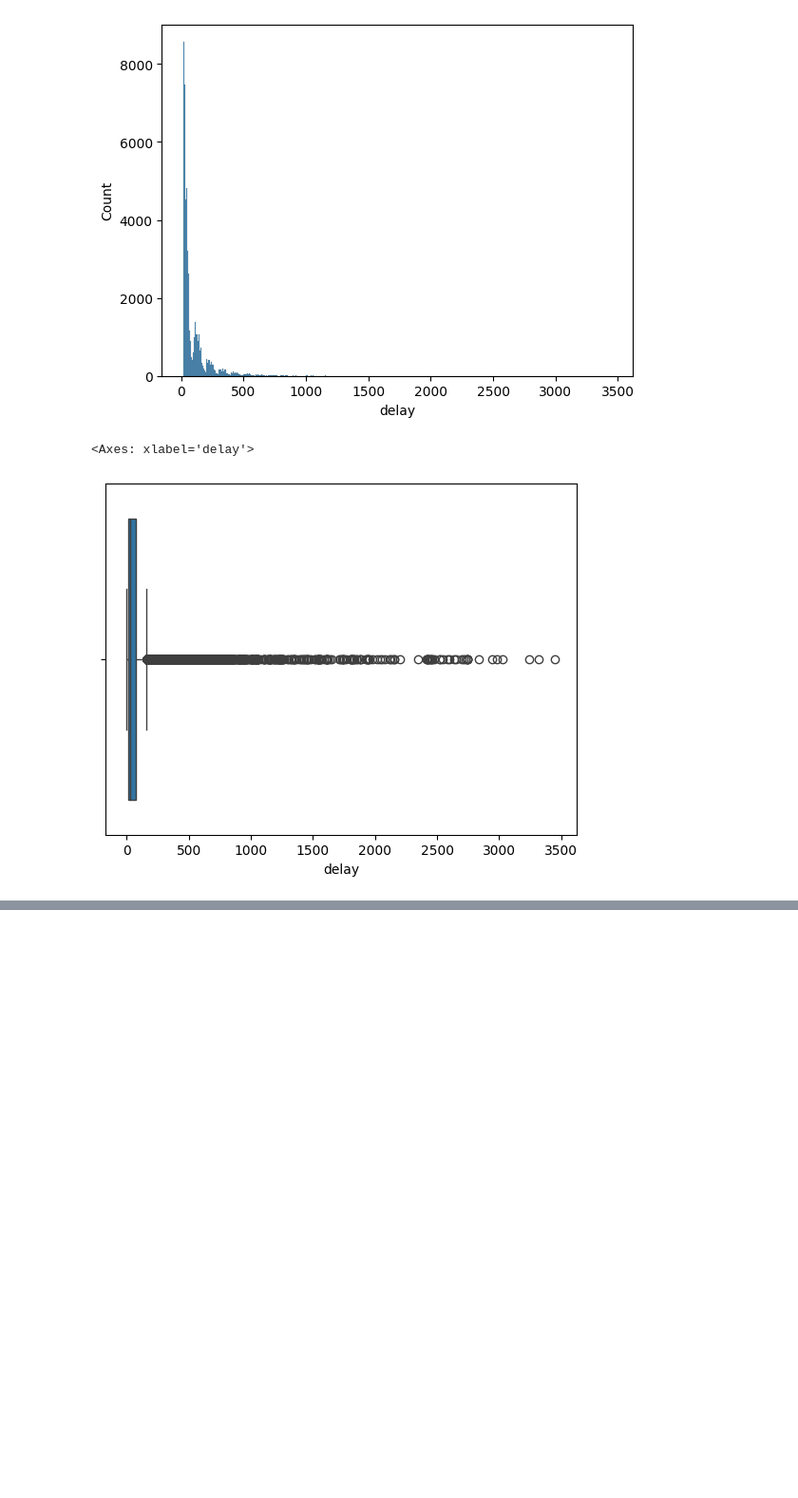
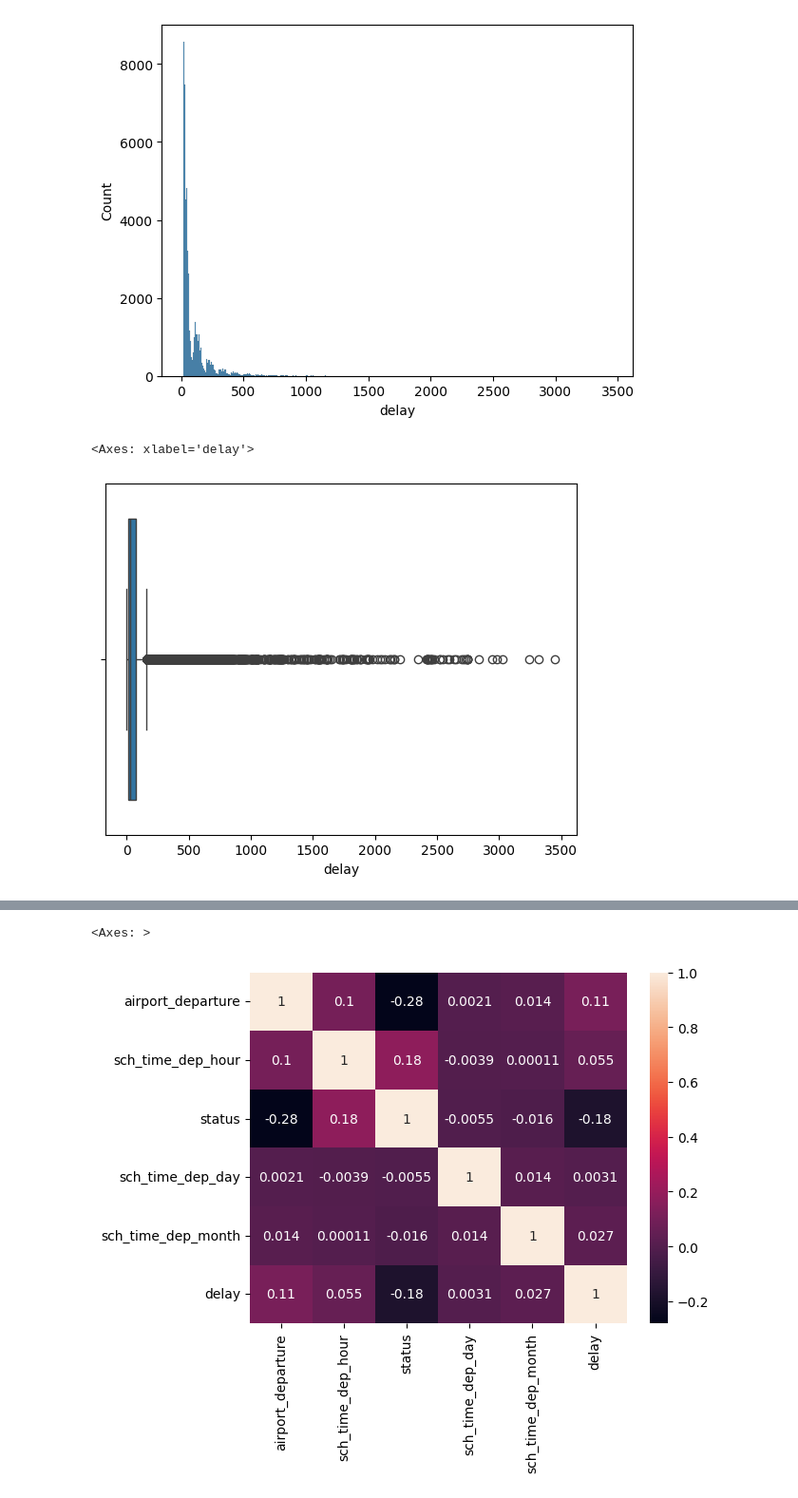
Before and after one commit to nilorenz/ml-project-flight-delay-tunisair, a Jupyter notebook: EDA.ipynb, the cells around one changed output, grey strips where cells are left out. Shown at 95% size. Cells and saved outputs as stored; diff of their text form; code cells hidden in the pictures; blank space fills up the shorter version.

```diff
--- a/EDA.ipynb
+++ b/EDA.ipynb
@@ -428,0 +508,12 @@ sns.boxplot(data=df_flight_delay_hours[df_flight_delay_hours["delay"] > 0], x="d
+# %%
+df_train = df_train[df_train["airport_departure"].isin(top_ten_dep_airports) & df_train["airport_arrival"].isin(top_ten_arr_airports)]
+df_train.airport_departure.value_counts(ascending=False)
+df_train.airport_arrival.value_counts(ascending=False)
+
+print(f"vorher length test set: {len(df_test)}")
+df_test = df_test[df_test["airport_departure"].isin(top_ten_dep_airports) & df_test["airport_arrival"].isin(top_ten_arr_airports)]
+df_test.airport_departure.value_counts(ascending=False)
+df_test.airport_arrival.value_counts(ascending=False)
+print(f"nachher length test set: {len(df_test)}")
+
+df_test.airport_departure.value_counts()
@@ -428,0 +535,10 @@ sns.boxplot(data=df_flight_delay_hours[df_flight_delay_hours["delay"] > 0], x="d
+# %%
+df_train["airport_departure"] = df_train["airport_departure"].replace(['TUN', 'DJE', 'ORY', 'MIR', 'MRS', 'LYS', 'NCE', 'ALG', 'MXP', 'IST'], [1, 2, 3, 4, 5, 6, 7, 8, 9, 10])
+df_train["airport_arrival"] = df_train["airport_arrival"].replace(['TUN', 'DJE', 'ORY', 'MIR', 'MRS', 'LYS', 'NCE', 'ALG', 'MXP', 'IST'], [1, 2, 3, 4, 5, 6, 7, 8, 9, 10])
+df_train.airport_departure.value_counts()
+df_train.airport_arrival.value_counts()
+
+df_test["airport_departure"] = df_test["airport_departure"].replace(['TUN', 'DJE', 'ORY', 'MIR', 'MRS', 'LYS', 'NCE', 'ALG', 'MXP', 'IST'], [1, 2, 3, 4, 5, 6, 7, 8, 9, 10])
+df_test["airport_arrival"] = df_test["airport_arrival"].replace(['TUN', 'DJE', 'ORY', 'MIR', 'MRS', 'LYS', 'NCE', 'ALG', 'MXP', 'IST'], [1, 2, 3, 4, 5, 6, 7, 8, 9, 10])
+df_test.airport_departure.value_counts()
+df_test.airport_arrival.value_counts()
@@ -428,0 +577,6 @@ sns.boxplot(data=df_flight_delay_hours[df_flight_delay_hours["delay"] > 0], x="d
+# %%
+df_train["status"] = df_train["status"].replace(["ATA", "SCH", "DEP", "RTR", "DEL"], [1, 2, 3, 4, 5])
+df_train["status"].value_counts()
+
+df_test["status"] = df_test["status"].replace(["ATA", "SCH", "DEP", "RTR", "DEL"], [1, 2, 3, 4, 5])
+df_test["status"].value_counts()
@@ -428,0 +607,15 @@ sns.boxplot(data=df_flight_delay_hours[df_flight_delay_hours["delay"] > 0], x="d
+# %%
+scaler = StandardScaler()
+
+columns_to_scale = ["airport_departure", "sch_time_dep_hour", "sch_time_dep_day", "sch_time_dep_month",  "status"]
+
+# Fit & Transform: Calculate mean/standard deviation und transform
+df_train[columns_to_scale] = scaler.fit_transform(df_train[columns_to_scale])
+
+# Important: apply only .transform() on the test set, not fit !!!
+df_test[columns_to_scale] = scaler.transform(df_test[columns_to_scale])
+# %%
+sns.heatmap(data=df_train[["airport_departure", "sch_time_dep_hour", "status", "sch_time_dep_day", "sch_time_dep_month", "delay"]].corr(), annot=True)
+# %% [output]
+<Axes: >
+[figure, added]
```
Also changed, not shown: parts of 21 cells of this notebook.
